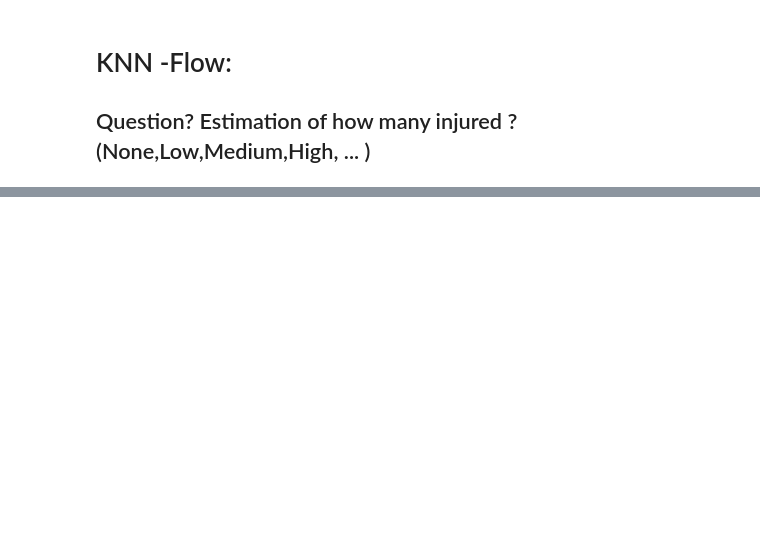
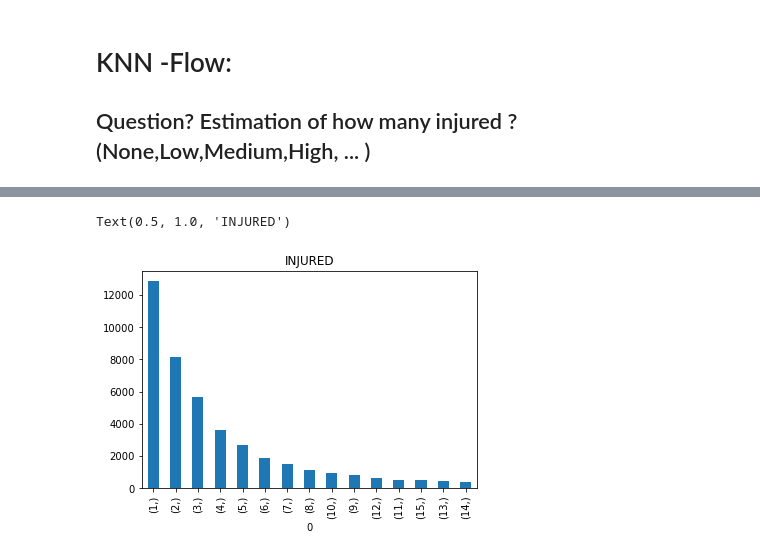
Before and after one commit to LahavHarary/Introduction-to-Data-Science-project, a Jupyter notebook: Machine Learning Notebook.ipynb, the cells around one changed output, grey strips where cells are left out. Saved outputs shown, nothing was run; the diff lists cells and outputs as text; code cells hidden in the pictures; blank space fills up the shorter version.

```diff
--- a/Machine Learning Notebook.ipynb
+++ b/Machine Learning Notebook.ipynb
@@ -351,0 +638,39 @@ evaluate
+# %%
+injured_list=list(df_check_injured)
+# %%
+injured_list.sort()
+# %%
+list_a=[]
+list_b=[]
+list_c=[]
+list_d=[]
+list_e=[]
+list_f=[]
+list_g=[]
+list_h=[]
+for x in injured_list:
+    if x<=15:
+        list_a.append(x)
+    elif x<=30:
+        list_b.append(x)
+    elif x<=50:
+        list_c.append(x)
+    elif x<=80:
+        list_d.append(x)
+    elif x<=120:
+        list_e.append(x)
+    elif x<=200:
+        list_f.append(x)
+    elif x<=300:
+        list_g.append(x)
+    elif x<=20000:
+        list_h.append(x)
+# %%
+series_a= pd.DataFrame(list_a)
+series_b= pd.DataFrame(list_b)
+series_c= pd.DataFrame(list_c)
+series_d= pd.DataFrame(list_d)
+series_e= pd.DataFrame(list_e)
+series_f= pd.DataFrame(list_f)
+series_g= pd.DataFrame(list_g)
+series_h= pd.DataFrame(list_h)
@@ -351,0 +715,6 @@ evaluate
+# %%
+series_a.value_counts().plot(kind='bar')
+plt.title('INJURED')
+# %% [output]
+Text(0.5, 1.0, 'INJURED')
+[figure, added]
```
Also changed, not shown: parts of 53 cells of this notebook.
